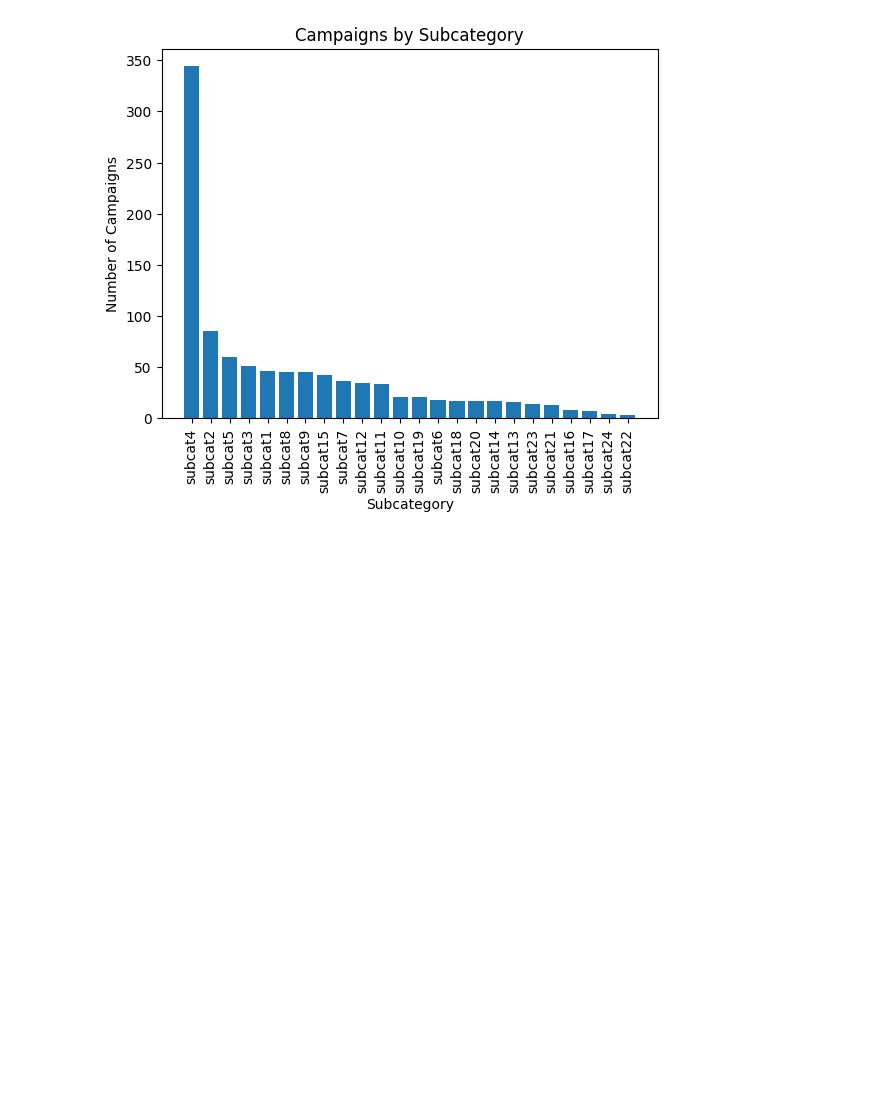
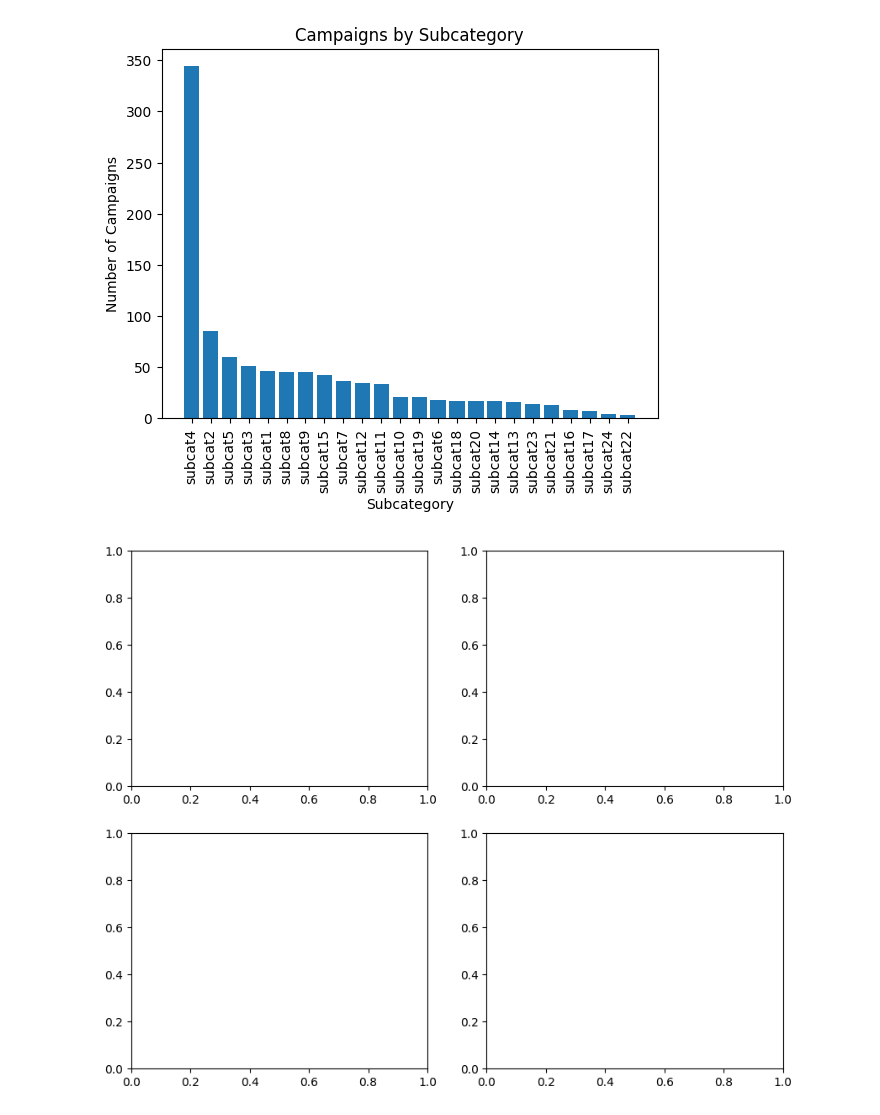
Before and after one commit to kuromasadev/Crowdfunding_ETL, a Jupyter notebook: ETL_mini_project_dashboard.ipynb, the cells around one changed output. Drawn from its saved outputs; the diff is of its cells as text; code cells hidden in the pictures; blank space fills up the shorter version.

```diff
--- a/ETL_mini_project_dashboard.ipynb
+++ b/ETL_mini_project_dashboard.ipynb
@@ -21,6 +42,8 @@ cleaned_campaign_df.head(5)
 # %%
+sns.set_palette("mako",4)
+
+# Chart 1
 outcome_counts = cleaned_campaign_df['outcome'].value_counts()
-
-plt.pie(outcome_counts, labels=outcome_counts.index, autopct='%1.1f%%')
-plt.title('Campaign Outcomes')
+ax1.pie(outcome_counts, labels=outcome_counts.index)
+ax1.set_title('Campaign Outcomes')
 plt.show()
@@ -88,3 +90,10 @@ plt.show()
 # %% [output]
 [figure]
 [figure]
+# %%
+# Combine the figures into a main panel
+main_panel = plt.figure(figsize=(10, 8))
+main_panel.clf()
+ax_main = main_panel.subplots(2, 2)
+# %% [output]
+[figure, added]
```
Also changed, not shown: parts of 9 cells of this notebook, 1 other file.
